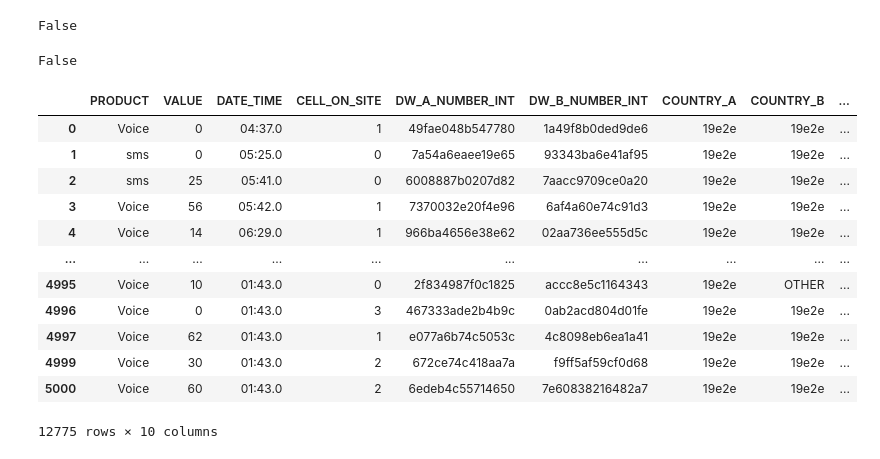
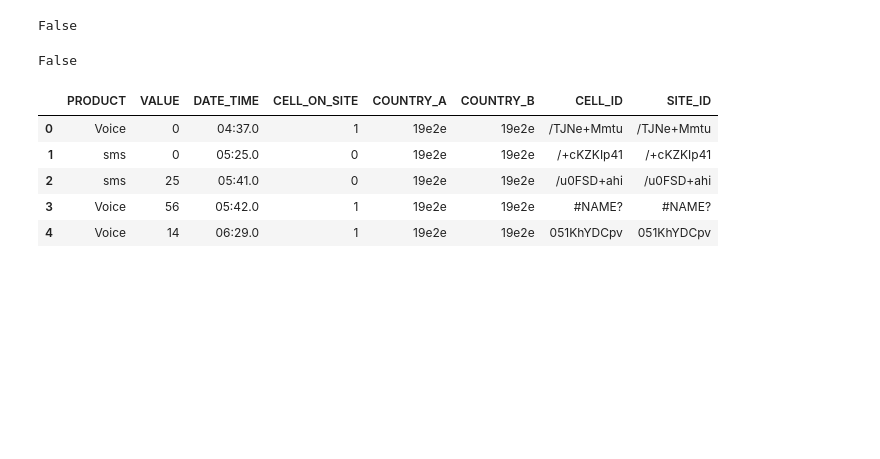
Before and after one commit to veronica1013/project_dsp, a Jupyter notebook: week_3_project/cote_divoire_telcom.ipynb, the cells around one changed output. Cells and saved outputs as stored; diff of their text form; code cells hidden in the pictures; blank space fills up the shorter version.

Commit message:
Drop unneccesary columns from data_6a2 dataset

```diff
--- a/week_3_project/cote_divoire_telcom.ipynb
+++ b/week_3_project/cote_divoire_telcom.ipynb
@@ -234,18 +234,11 @@ False
 # %%
 # Drop columns on final_1 dataset
 df=final_1.drop(columns=['DW_A_NUMBER_INT', 'DW_B_NUMBER_INT'])
-df
+df.head()
 # %% [output]
-|  | PRODUCT | VALUE | DATE_TIME | CELL_ON_SITE | DW_A_NUMBER_INT | DW_B_NUMBER_INT | COUNTRY_A | COUNTRY_B | ... |
-| 0 | Voice | 0 | 04:37.0 | 1 | 49fae048b547780 | 1a49f8b0ded9de6 | 19e2e | 19e2e | ... |
-| 1 | sms | 0 | 05:25.0 | 0 | 7a54a6eaee19e65 | 93343ba6e41af95 | 19e2e | 19e2e | ... |
-| 2 | sms | 25 | 05:41.0 | 0 | 6008887b0207d82 | 7aacc9709ce0a20 | 19e2e | 19e2e | ... |
-| 3 | Voice | 56 | 05:42.0 | 1 | 7370032e20f4e96 | 6af4a60e74c91d3 | 19e2e | 19e2e | ... |
-| 4 | Voice | 14 | 06:29.0 | 1 | 966ba4656e38e62 | 02aa736ee555d5c | 19e2e | 19e2e | ... |
-| ... | ... | ... | ... | ... | ... | ... | ... | ... | ... |
-| 4995 | Voice | 10 | 01:43.0 | 0 | 2f834987f0c1825 | accc8e5c1164343 | 19e2e | OTHER | ... |
-| 4996 | Voice | 0 | 01:43.0 | 3 | 467333ade2b4b9c | 0ab2acd804d01fe | 19e2e | 19e2e | ... |
-| 4997 | Voice | 62 | 01:43.0 | 1 | e077a6b74c5053c | 4c8098eb6ea1a41 | 19e2e | 19e2e | ... |
-| 4999 | Voice | 30 | 01:43.0 | 2 | 672ce74c418aa7a | f9ff5af59cf0d68 | 19e2e | 19e2e | ... |
-| 5000 | Voice | 60 | 01:43.0 | 2 | 6edeb4c55714650 | 7e60838216482a7 | 19e2e | 19e2e | ... |
+|  | PRODUCT | VALUE | DATE_TIME | CELL_ON_SITE | COUNTRY_A | COUNTRY_B | CELL_ID | SITE_ID |
+| 0 | Voice | 0 | 04:37.0 | 1 | 19e2e | 19e2e | /TJNe+Mmtu | /TJNe+Mmtu |
+| 1 | sms | 0 | 05:25.0 | 0 | 19e2e | 19e2e | /+cKZKIp41 | /+cKZKIp41 |
+| 2 | sms | 25 | 05:41.0 | 0 | 19e2e | 19e2e | /u0FSD+ahi | /u0FSD+ahi |
+| 3 | Voice | 56 | 05:42.0 | 1 | 19e2e | 19e2e | #NAME? | #NAME? |
+| 4 | Voice | 14 | 06:29.0 | 1 | 19e2e | 19e2e | 051KhYDCpv | 051KhYDCpv |
-12775 rows × 10 columns
```
Also changed, not shown: parts of 1 cell of this notebook.
